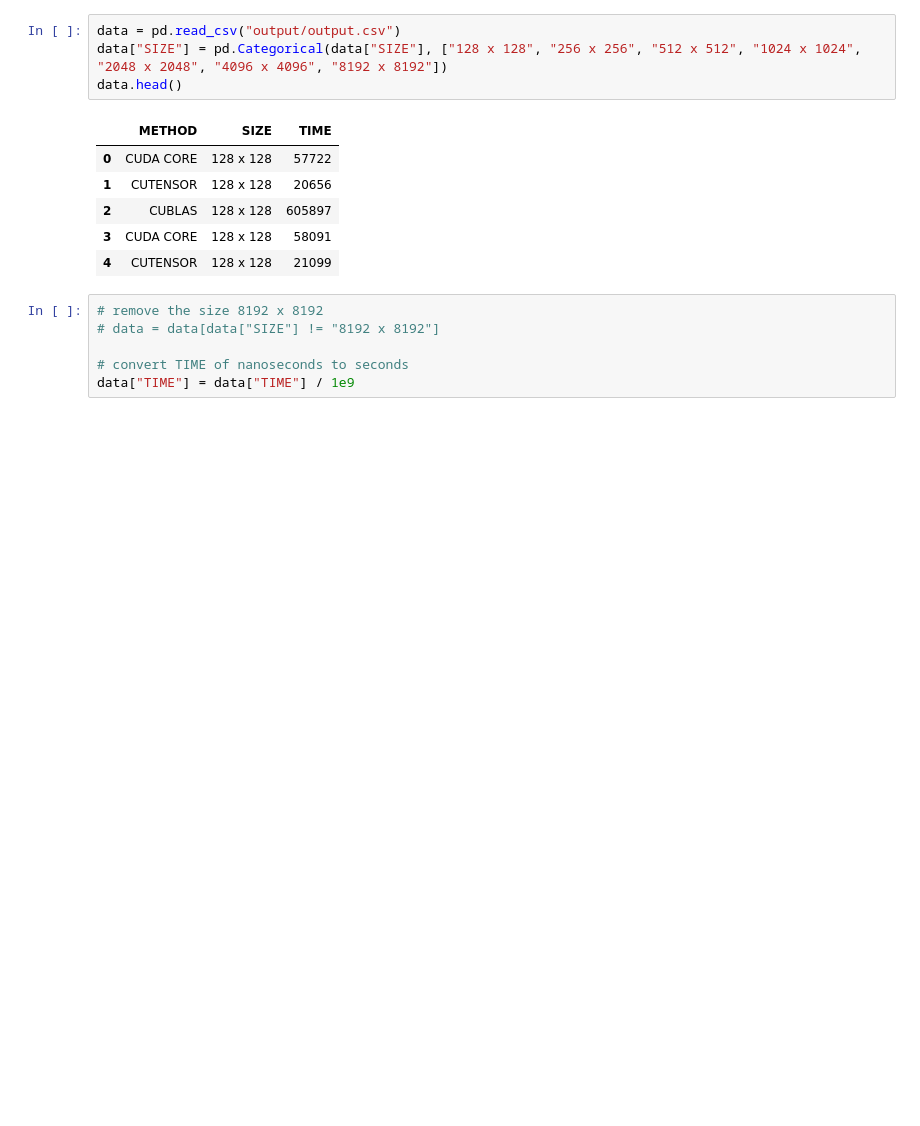
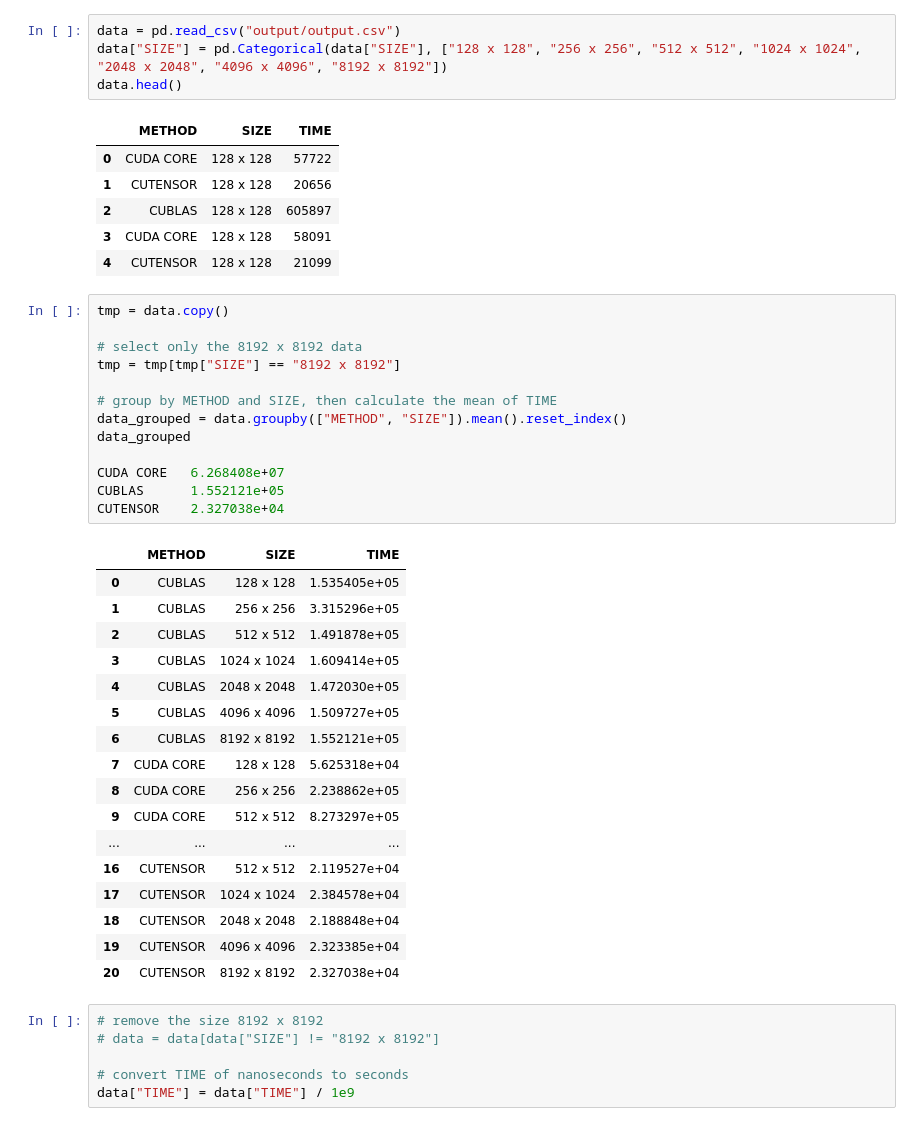
Before and after one commit to cilasmarques/landsat-toy, a Jupyter notebook: plot.ipynb, the cells around one changed output. Drawn from its saved outputs; the diff is of its cells as text; blank space fills up the shorter version.

```diff
--- a/plot.ipynb
+++ b/plot.ipynb
@@ -13,6 +13,37 @@ data.head()
 | 2 | CUBLAS | 128 x 128 | 605897 |
 | 3 | CUDA CORE | 128 x 128 | 58091 |
 | 4 | CUTENSOR | 128 x 128 | 21099 |
+# %%
+tmp = data.copy()
+
+# select only the 8192 x 8192 data
+tmp = tmp[tmp["SIZE"] == "8192 x 8192"]
+
+# group by METHOD and SIZE, then calculate the mean of TIME
+data_grouped = data.groupby(["METHOD", "SIZE"]).mean().reset_index()
+data_grouped
+
+CUDA CORE   6.268408e+07
+CUBLAS      1.552121e+05
+CUTENSOR    2.327038e+04
+# %% [output]
+|  | METHOD | SIZE | TIME |
+| 0 | CUBLAS | 128 x 128 | 1.535405e+05 |
+| 1 | CUBLAS | 256 x 256 | 3.315296e+05 |
+| 2 | CUBLAS | 512 x 512 | 1.491878e+05 |
+| 3 | CUBLAS | 1024 x 1024 | 1.609414e+05 |
+| 4 | CUBLAS | 2048 x 2048 | 1.472030e+05 |
+| 5 | CUBLAS | 4096 x 4096 | 1.509727e+05 |
+| 6 | CUBLAS | 8192 x 8192 | 1.552121e+05 |
+| 7 | CUDA CORE | 128 x 128 | 5.625318e+04 |
+| 8 | CUDA CORE | 256 x 256 | 2.238862e+05 |
+| 9 | CUDA CORE | 512 x 512 | 8.273297e+05 |
+| ... | ... | ... | ... |
+| 16 | CUTENSOR | 512 x 512 | 2.119527e+04 |
+| 17 | CUTENSOR | 1024 x 1024 | 2.384578e+04 |
+| 18 | CUTENSOR | 2048 x 2048 | 2.188848e+04 |
+| 19 | CUTENSOR | 4096 x 4096 | 2.323385e+04 |
+| 20 | CUTENSOR | 8192 x 8192 | 2.327038e+04 |
 # %%
 # remove the size 8192 x 8192
 # data = data[data["SIZE"] != "8192 x 8192"]
```
Also changed, not shown: 7 other files.
